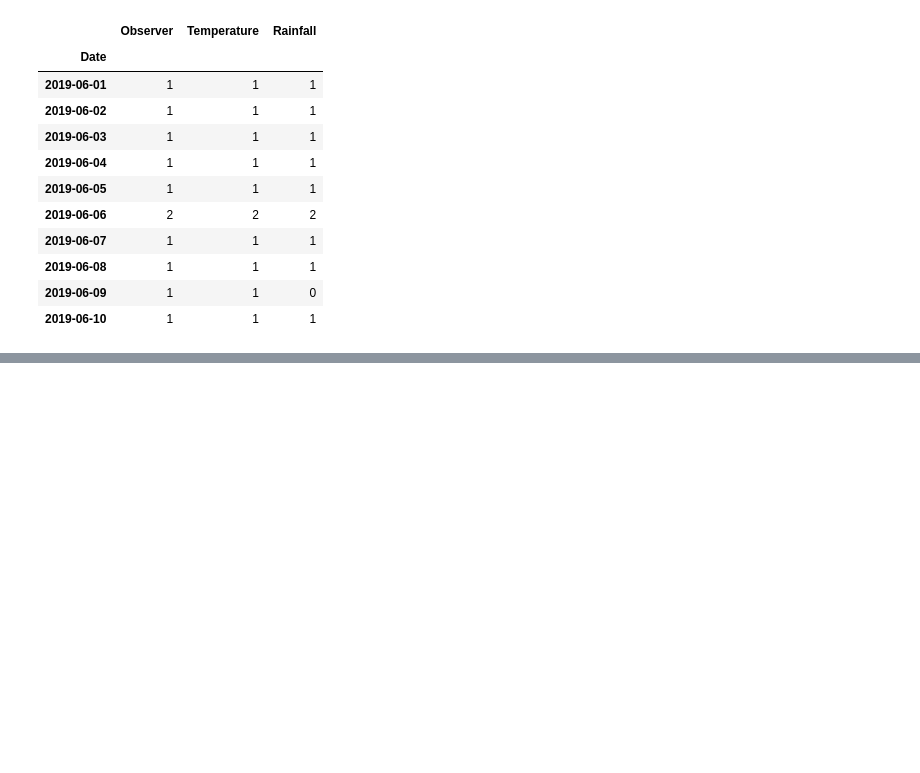
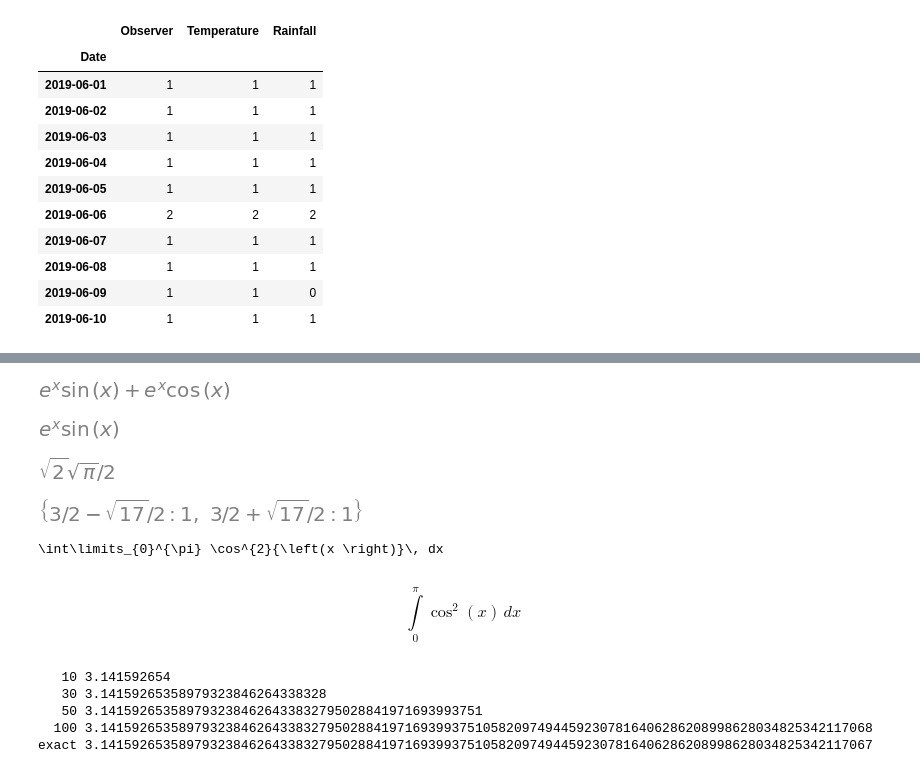
Before and after one commit to jyalim/RCworkshops, a Jupyter notebook: intro-python/slides/IntroPython.ipynb, the cells around one changed output, grey strips where cells are left out. Cells and saved outputs as stored; diff of their text form; code cells hidden in the pictures; blank space fills up the shorter version.

Commit message:
sympy

```diff
--- a/intro-python/slides/IntroPython.ipynb
+++ b/intro-python/slides/IntroPython.ipynb
@@ -512,3 +512,41 @@ table
 px.scatter(df,x='Observer',y='Temperature')
 # %% [output]
 [interactive output not drawn]
+# %%
+import sympy
+x, t, z, nu = sympy.symbols('x t z nu')
+sympy.init_printing(use_unicode=True)
+sympy.diff(sympy.sin(x)*sympy.exp(x), x)
+# %% [output]
+[figure, added]
+# %%
+sympy.integrate(sympy.exp(x)*sympy.sin(x) + sympy.exp(x)*sympy.cos(x), x)
+# %% [output]
+[figure, added]
+# %%
+sympy.integrate(sympy.sin(x**2), (x, -sympy.oo, sympy.oo))
+# %% [output]
+[figure, added]
+# %%
+sympy.Matrix([[1, 2], [2, 2]]).eigenvals()
+# %% [output]
+[figure, added]
+# %%
+print(sympy.latex(sympy.Integral(sympy.cos(x)**2, (x, 0, sympy.pi))))
+# %% [output]
+\int\limits_{0}^{\pi} \cos^{2}{\left(x \right)}\, dx
+# %% [markdown]
+$$
+\int\limits_{0}^{\pi} \cos^{2}{\left(x \right)}\, dx
+$$
+# %%
+pi100='3.141592653589793238462643383279502884197169399375105820974944592307816406286208998628034825342117067'
+for k in [10,30,50,100]:
+  print(f'{k:>5d} {sympy.N(sympy.pi, k)}')
+print(f'exact {pi100}')
+# %% [output]
+   10 3.141592654
+   30 3.14159265358979323846264338328
+   50 3.1415926535897932384626433832795028841971693993751
+  100 3.141592653589793238462643383279502884197169399375105820974944592307816406286208998628034825342117068
+exact 3.141592653589793238462643383279502884197169399375105820974944592307816406286208998628034825342117067
```
Also changed, not shown: parts of 9 cells of this notebook, 2 other files.
